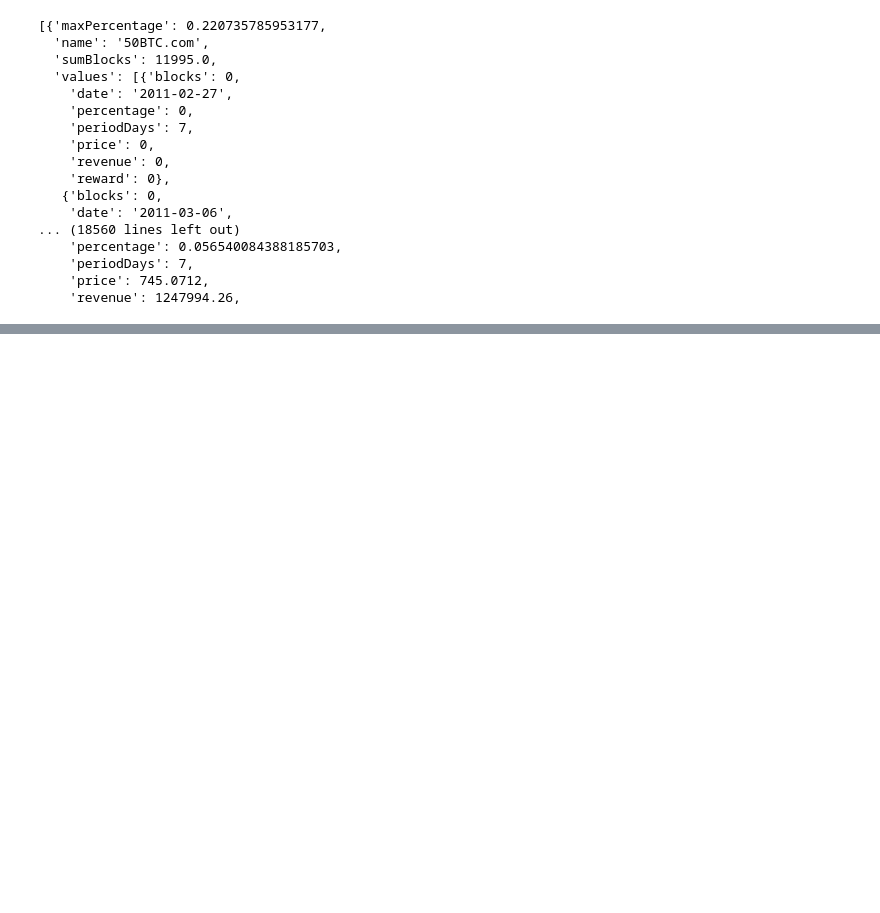
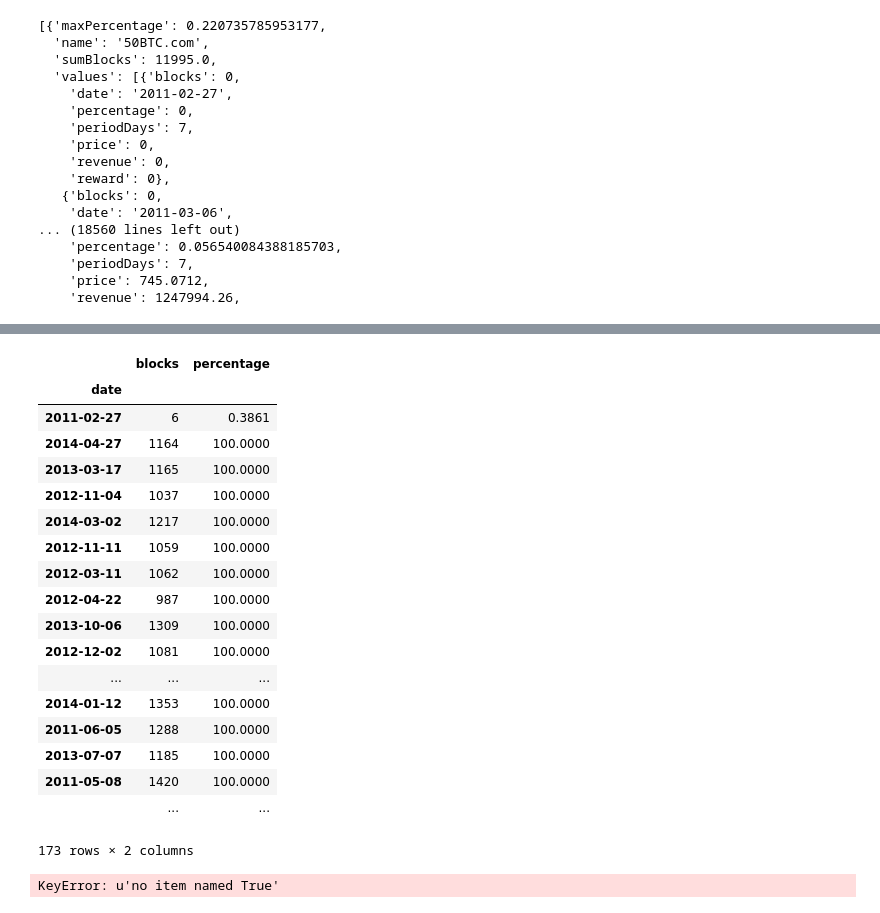
Before and after one commit to bizweekgraphics/bitcoinpools, a Jupyter notebook: rawdata/process-pool-data.ipynb, the cells around one changed output, grey strips where cells are left out. Saved outputs shown, nothing was run; the diff lists cells and outputs as text; code cells hidden in the pictures; blank space fills up the shorter version.

```diff
--- a/rawdata/process-pool-data.ipynb
+++ b/rawdata/process-pool-data.ipynb
@@ -172,0 +153,26 @@ prices
+# %%
+datesums.sort('percentage', ascending=1)
+# %% [output]
+|  | blocks | percentage |
+| date |  |  |
+| 2011-02-27 | 6 | 0.3861 |
+| 2014-04-27 | 1164 | 100.0000 |
+| 2013-03-17 | 1165 | 100.0000 |
+| 2012-11-04 | 1037 | 100.0000 |
+| 2014-03-02 | 1217 | 100.0000 |
+| 2012-11-11 | 1059 | 100.0000 |
+| 2012-03-11 | 1062 | 100.0000 |
+| 2012-04-22 | 987 | 100.0000 |
+| 2013-10-06 | 1309 | 100.0000 |
+| 2012-12-02 | 1081 | 100.0000 |
+| ... | ... | ... |
+| 2014-01-12 | 1353 | 100.0000 |
+| 2011-06-05 | 1288 | 100.0000 |
+| 2013-07-07 | 1185 | 100.0000 |
+| 2011-05-08 | 1420 | 100.0000 |
+|  | ... | ... |
+173 rows × 2 columns
+# %%
+datesums[date != '2011-02-27']
+# %% [output]
+KeyError: u'no item named True'
```
Also changed, not shown: parts of 6 cells of this notebook, 2 other files.
